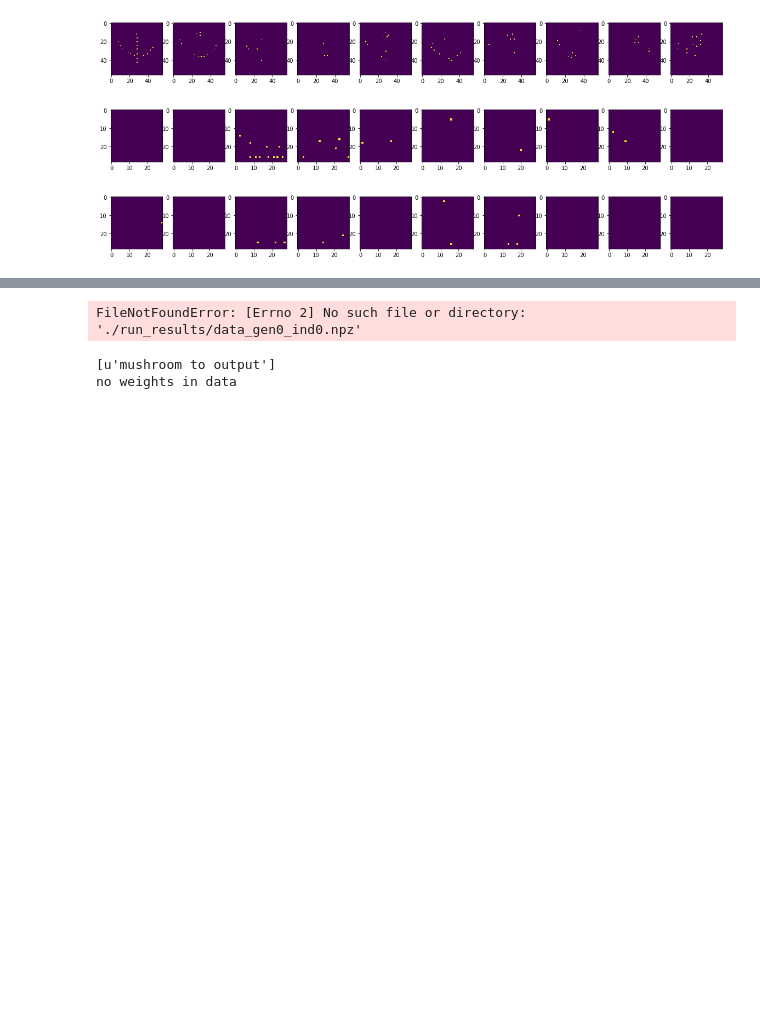
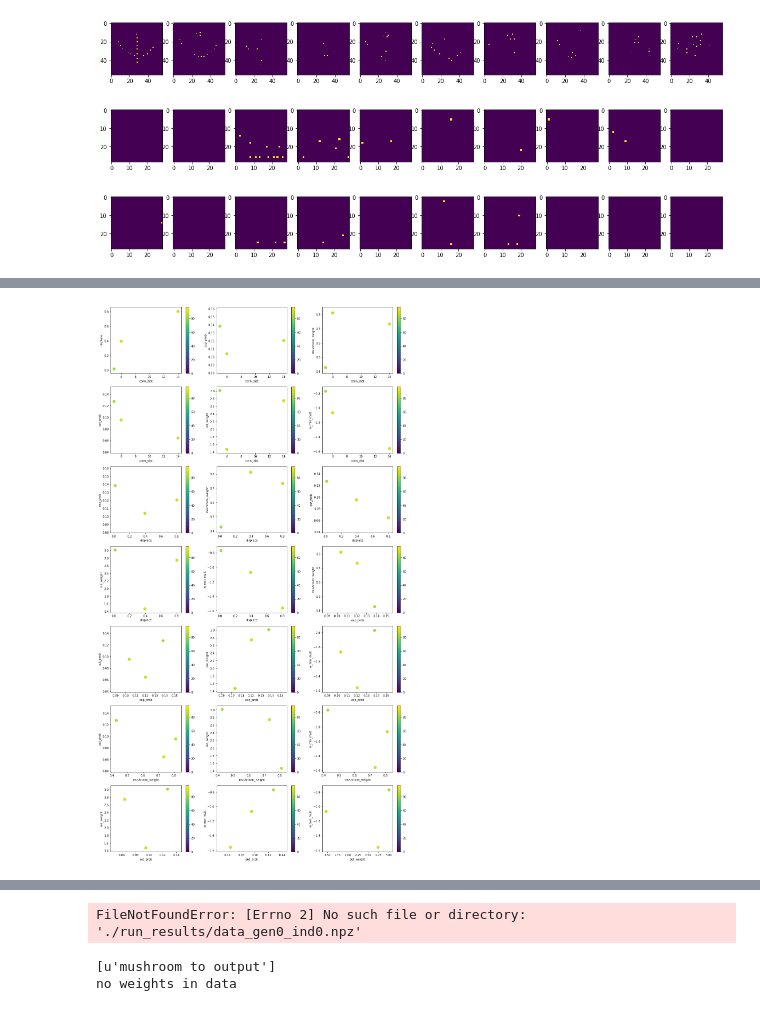
Before and after one commit to oyvinht/l2l-omniglot, a Jupyter notebook: see_results_contents.ipynb, the cells around one changed output, grey strips where cells are left out. Drawn from its saved outputs; the diff is of its cells as text; code cells hidden in the pictures; blank space fills up the shorter version.

```diff
--- a/see_results_contents.ipynb
+++ b/see_results_contents.ipynb
@@ -312,0 +354,30 @@ plt.show()
+# %%
+scores = np.asarray(all_scores)
+keys = sorted(list(all_params.keys()))
+n_params = len(keys)
+n_figs = comb(n_params, 2)
+n_cols = 3
+n_rows = n_figs // n_cols + int(n_figs % n_cols > 0)
+fw = 5.0
+fig = plt.figure(figsize=(fw*n_cols*1.25, fw*n_rows))
+plt_idx = 1
+for i in range(n_params):
+    for j in range(i+1, n_params):
+        ax = plt.subplot(n_rows, n_cols, plt_idx)
+        im  = plt.scatter(all_params[keys[i]], all_params[keys[j]],
+                          c=scores,
+#                           s=(100.0 - scores)+ 5.0,
+                          s=scores + 5.0,
+                          vmin=0.0, vmax=total,
+#                           cmap='plasma',
+#                           alpha=0.5
+                         )
+        plt.colorbar(im)
+
+        ax.set_xlabel(keys[i])
+        ax.set_ylabel(keys[j])
+
+        plt_idx += 1
+plt.show()
+# %% [output]
+[figure, added]
```
Also changed, not shown: parts of 6 cells of this notebook, 5 other files.
